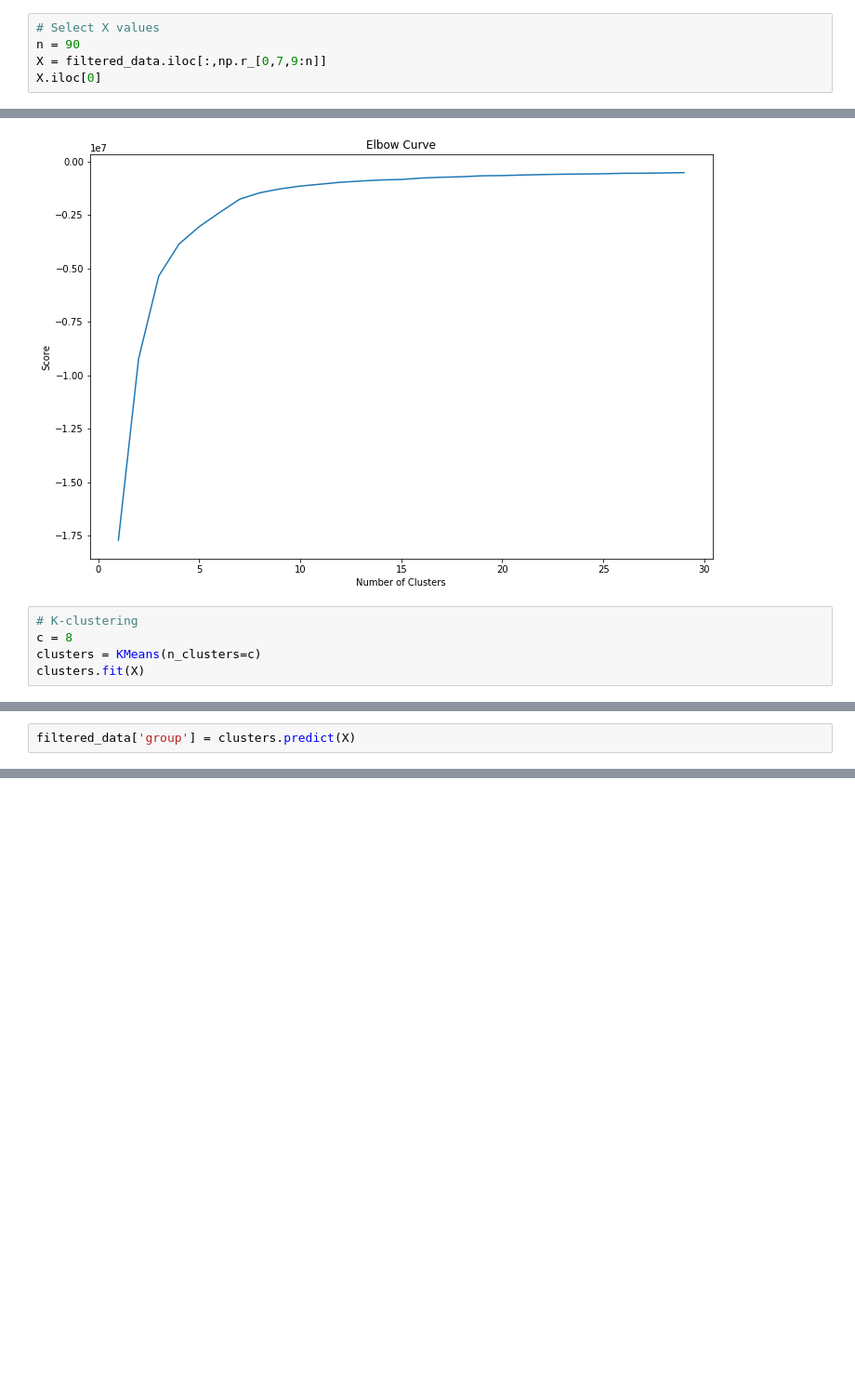
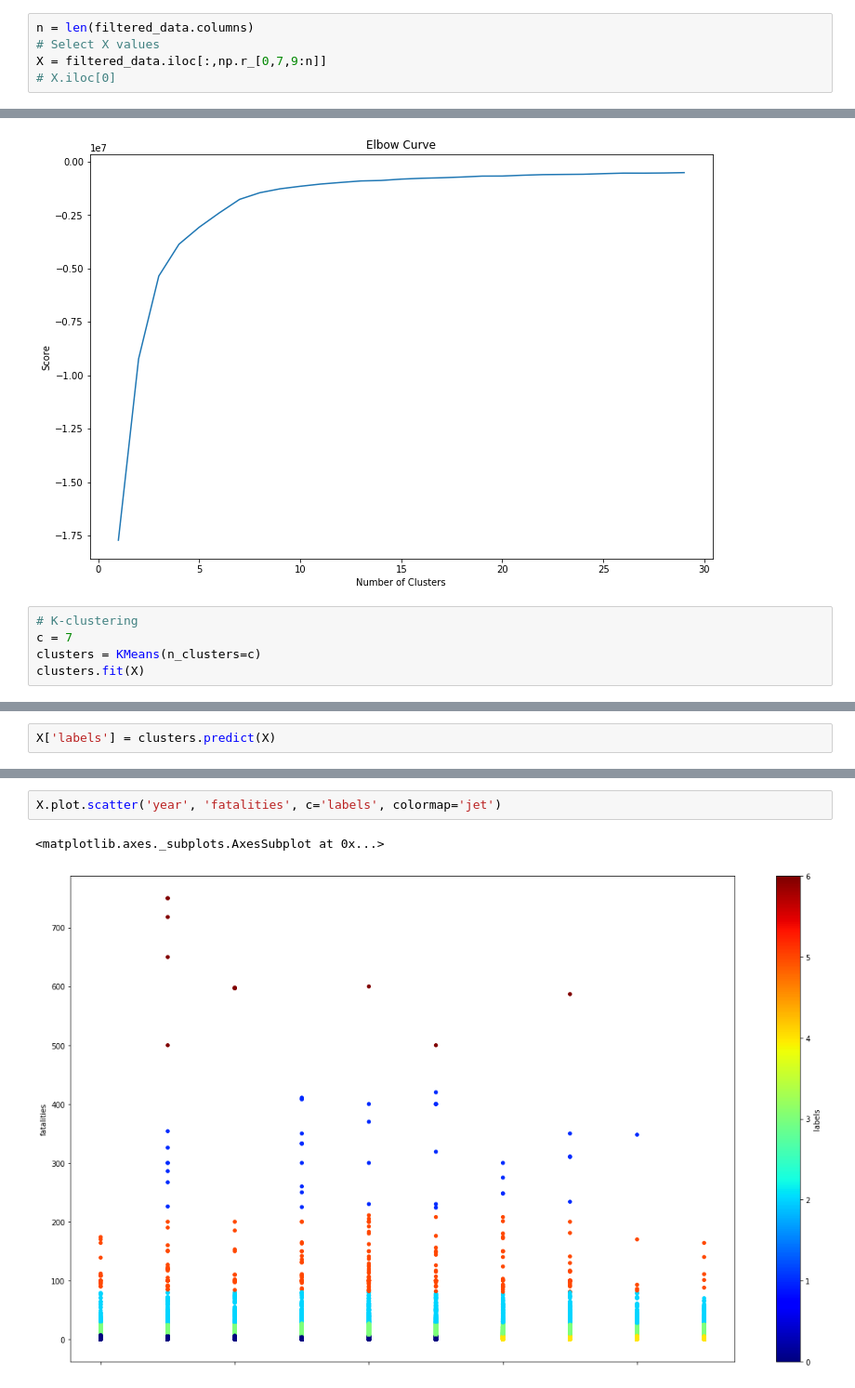
Before and after one commit to cmdelaserna/press-freedom, a Jupyter notebook: notebooks/ACLED data - Africa dataset.ipynb, the cells around one changed output, grey strips where cells are left out. Shown at 93% size. Cells and saved outputs as stored; diff of their text form; blank space fills up the shorter version.

```diff
--- a/notebooks/ACLED data - Africa dataset.ipynb
+++ b/notebooks/ACLED data - Africa dataset.ipynb
@@ -241,5 +235,5 @@ len(filtered_data.columns)
 # %%
+n = len(filtered_data.columns)
 # Select X values
-n = 90
 X = filtered_data.iloc[:,np.r_[0,7,9:n]]
-X.iloc[0]
+# X.iloc[0]
@@ -280,7 +256,7 @@ plt.show()
 [figure]
 # %%
 # K-clustering
-c = 8
+c = 7
 clusters = KMeans(n_clusters=c)
 clusters.fit(X)
 # %% [output]
@@ -296,2 +266,2 @@ KMeans(algorithm='auto', copy_x=True, init='k-means++', max_iter=300,
 # %%
-filtered_data['group'] = clusters.predict(X)
+X['labels'] = clusters.predict(X)
@@ -302,0 +296,5 @@ filtered_data.group.unique()
+# %%
+X.plot.scatter('year', 'fatalities', c='labels', colormap='jet')
+# %% [output]
+<matplotlib.axes._subplots.AxesSubplot at 0x...>
+[figure, added]
```
Also changed, not shown: parts of 16 cells of this notebook.
